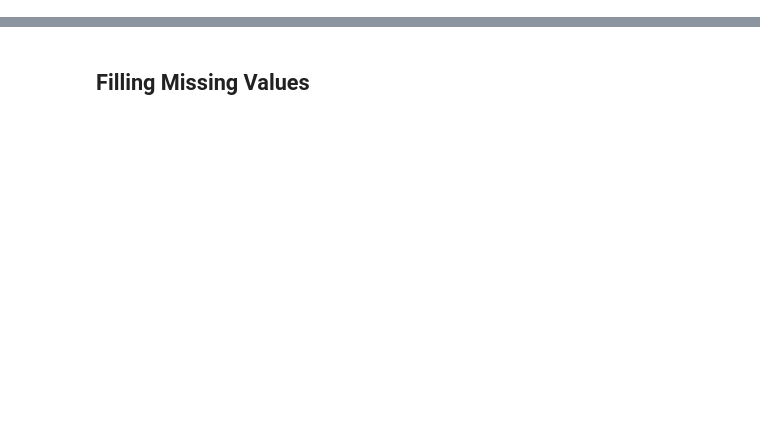
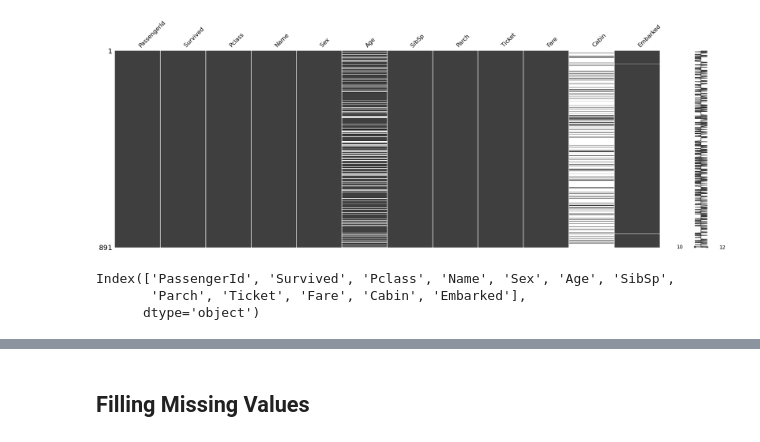
Before and after one commit to ajmalsherif/Titanic-Project-Kaggle, a Jupyter notebook: Titanic-Survival-Prediction-Project.ipynb, the cells around one changed output, grey strips where cells are left out. Saved outputs shown, nothing was run; the diff lists cells and outputs as text; code cells hidden in the pictures; blank space fills up the shorter version.

```diff
--- a/Titanic-Survival-Prediction-Project.ipynb
+++ b/Titanic-Survival-Prediction-Project.ipynb
@@ -440,0 +87,4 @@ dtype: object
+# %%
+# Read the data
+train = pd.read_csv("C:data/train.csv")
+train.head()
@@ -440,0 +124,11 @@ dtype: object
+# %%
+# Plotting missing values for better visualisation
+missingno.matrix(train, figsize = (30,10));
+# %% [output]
+[figure, added]
+# %%
+train.columns
+# %% [output]
+Index(['PassengerId', 'Survived', 'Pclass', 'Name', 'Sex', 'Age', 'SibSp',
+       'Parch', 'Ticket', 'Fare', 'Cabin', 'Embarked'],
+      dtype='object')
```
Also changed, not shown: parts of 146 cells of this notebook.
